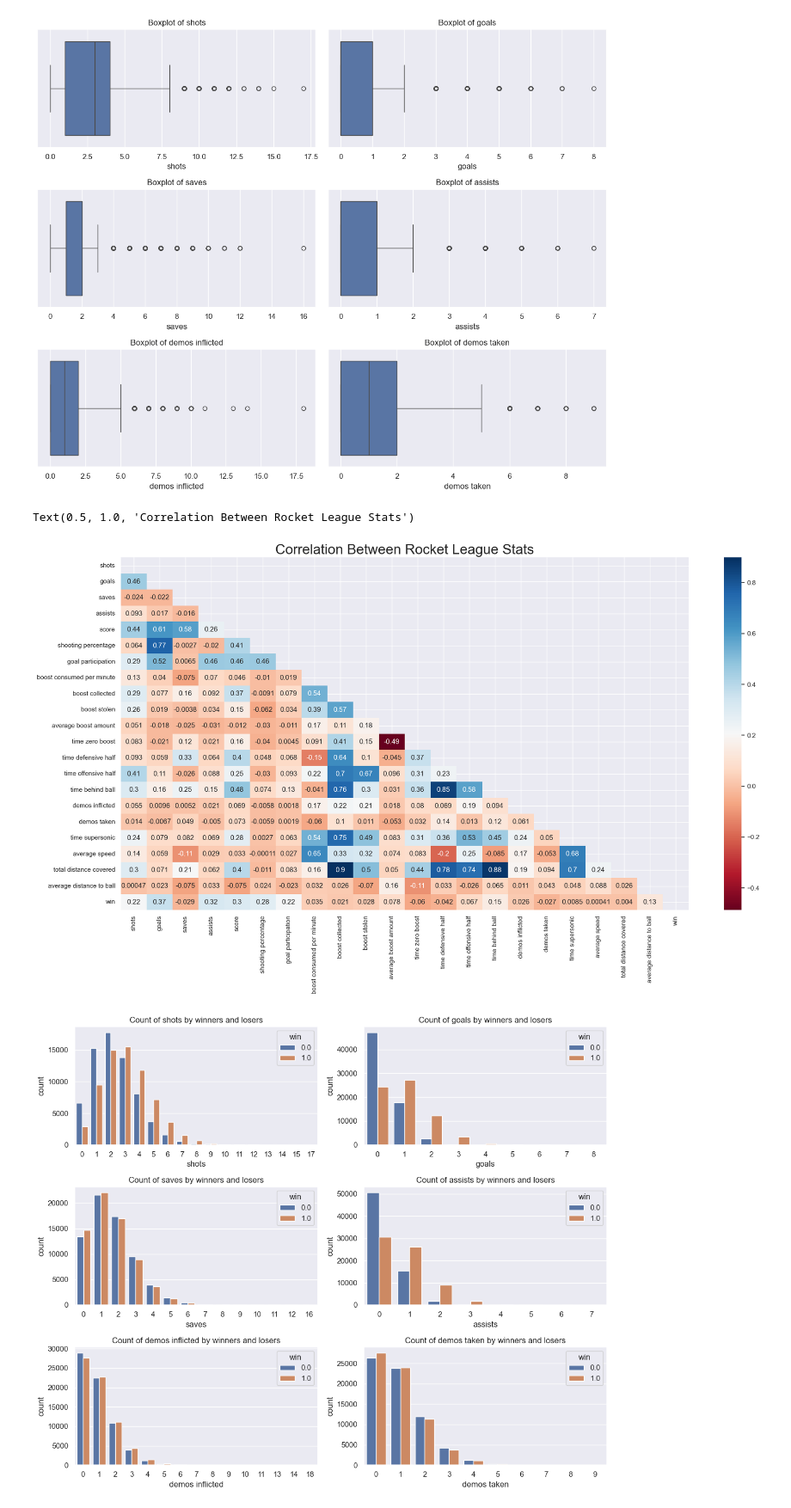
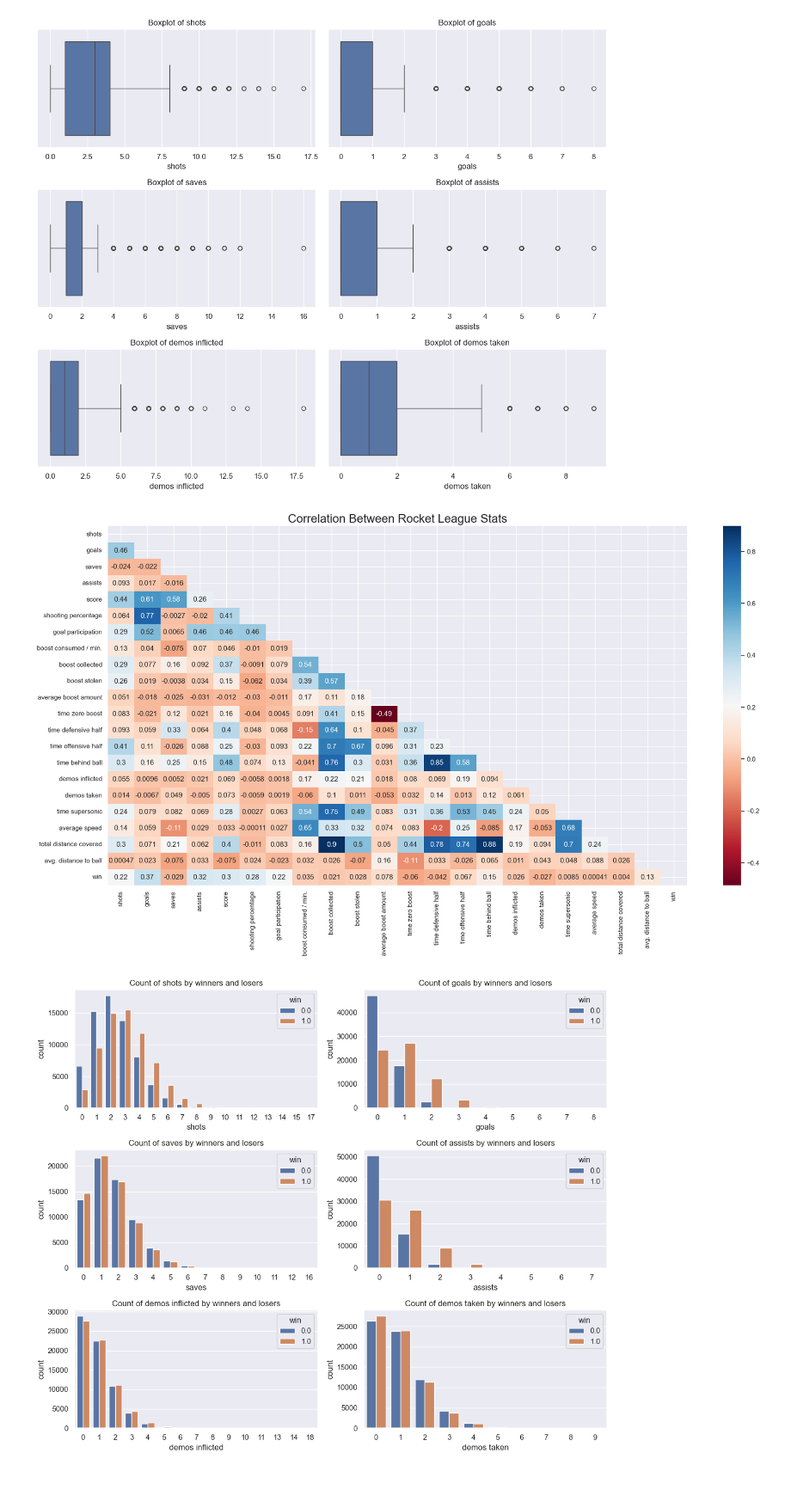
Before and after one commit to martinbrnak/CS365---Rocket-League-Esport-Data-Analysis, a Jupyter notebook: cs365.ipynb, the cells around one changed output. Shown at 86% size. Saved outputs shown, nothing was run; the diff lists cells and outputs as text; code cells hidden in the pictures; blank space fills up the shorter version.

```diff
--- a/cs365.ipynb
+++ b/cs365.ipynb
@@ -34,7 +34,7 @@ def extract_stats(games):
                     'score': player['stats']['core'].get('score'),
                     'shooting percentage': player['stats']['core'].get('shootingPercentage'),
                     'goal participation': player['advanced'].get('goalParticipation'),
-                    'boost consumed per minute': player['stats']['boost'].get('bcpm'),
+                    'boost consumed / min.': player['stats']['boost'].get('bcpm'),
                     'boost collected': player['stats']['boost'].get('amountCollected'),
                     'boost stolen': player['stats']['boost'].get('amountStolen'),
                     'average boost amount': player['stats']['boost'].get('avgAmount'),
@@ -47,7 +47,7 @@ def extract_stats(games):
                     'time supersonic': player['stats']['movement'].get('timeSupersonicSpeed'),
                     'average speed': player['stats']['movement'].get('avgSpeed'),
                     'total distance covered': player['stats']['movement'].get('totalDistance'),
-                    'average distance to ball': player['stats']['positioning'].get('avgDistanceToBall')
+                    'avg. distance to ball': player['stats']['positioning'].get('avgDistanceToBall')
                 } for player in player_stats]
 
                 data += team_data
@@ -277,6 +275,12 @@ stats.describe()
 | 50% | 3.000000 | 0.000000 | 1.000000 | 0.000000 | 337.000000 | 0.000000 | 50.000000 | ... |
 | 75% | 4.000000 | 1.000000 | 2.000000 | 1.000000 | 448.000000 | 40.000000 | 100.000000 | ... |
 | max | 17.000000 | 8.000000 | 16.000000 | 7.000000 | 1742.000000 | 300.000000 | 150.000000 | ... |
+# %%
+df_summary_latex = stats.describe().to_latex()
+
+# Write LaTeX table to a file
+with open('summary.tex', 'w') as f:
+    f.write(df_summary_latex)
 # %%
 print(stats[stats['score'] == 0])
 # %% [output]
@@ -340,31 +345,25 @@ plt.show()
 # %%
 sns.set(rc={'figure.figsize':(22,11)})
 
 # Select only the numeric columns for correlation analysis
 numeric_columns = stats.select_dtypes(include=np.number)
 
 # Check each numeric column for non-numeric values
 for column in numeric_columns:
     try:
         numeric_columns[column] = pd.to_numeric(numeric_columns[column])
     except ValueError:
         print(f"Non-numeric values found in column '{column}'")
 
 # Create a mask that hides the upper half of the matrix to avoid redundancy and clutter
 corrmask = np.triu(np.ones_like(numeric_columns.corr()))
 
 # Plot correlation heatmap
 sns.heatmap(numeric_columns.corr(), annot=True, cmap='RdBu', mask=corrmask)
-plt.title('Correlation Between Rocket League Stats', fontsize=24)
-# Create a mask that hides the upper half of the matrix to avoid redundancy and clutter
-#numeric_columns = stats.select_dtypes(include=np.number)
-#corrmask = np.triu(np.ones_like(numeric_columns.corr()))
-
-#sns.heatmap(stats.corr(), annot=True, cmap='BrBG', mask=corrmask)
-#plt.title('Correlation Between Rocket League Stats', fontsize=24)
+plt.title('Correlation Between Rocket League Stats', fontsize=20)
+plt.savefig('correlation_heatmap.png')
 # %% [output]
-Text(0.5, 1.0, 'Correlation Between Rocket League Stats')
-[figure, old version]
+[figure, new version]
 # %%
 winners = stats[stats['win'] == 1]
 losers = stats[stats['win'] == 0]
```
Also changed, not shown: parts of 19 cells of this notebook, 7 other files.
